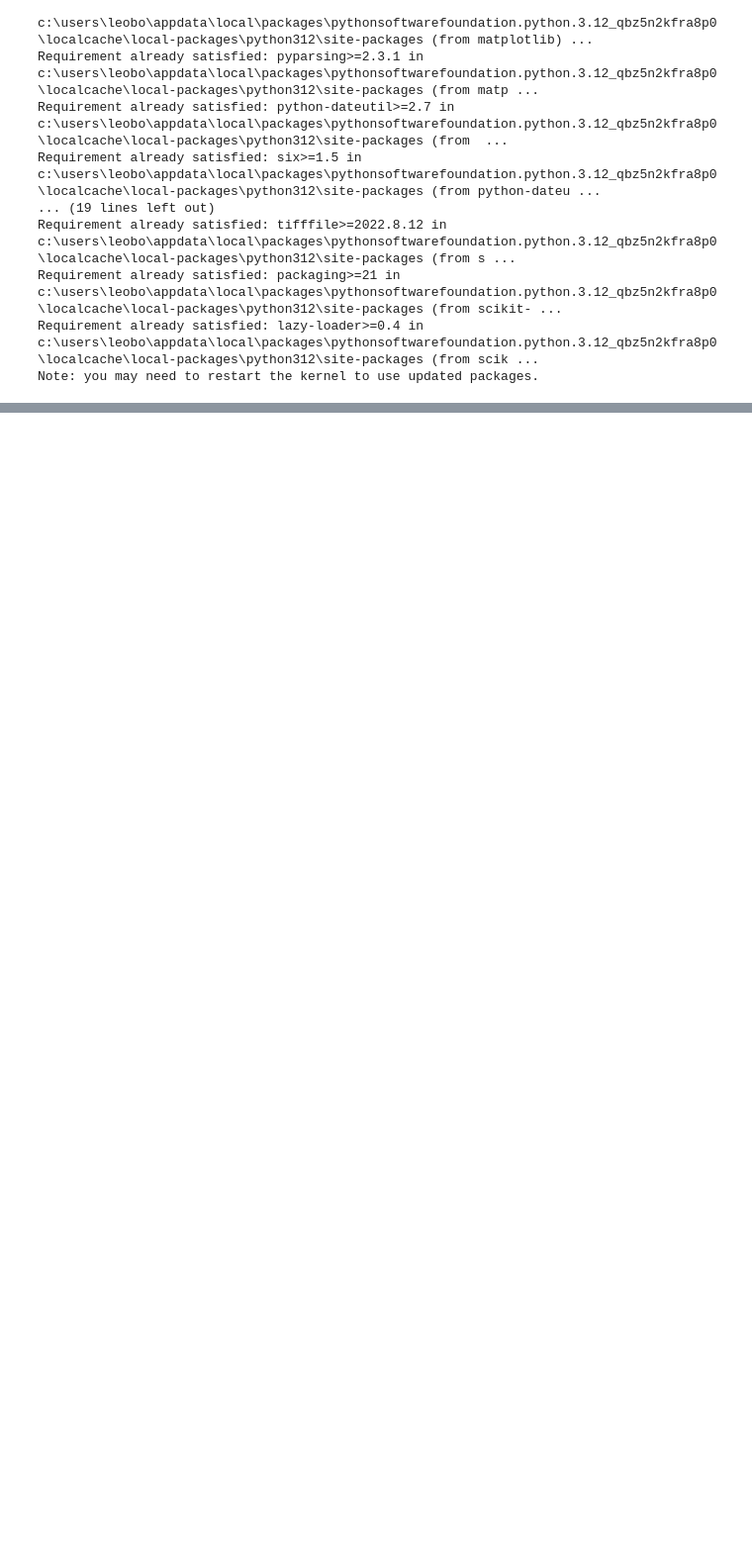
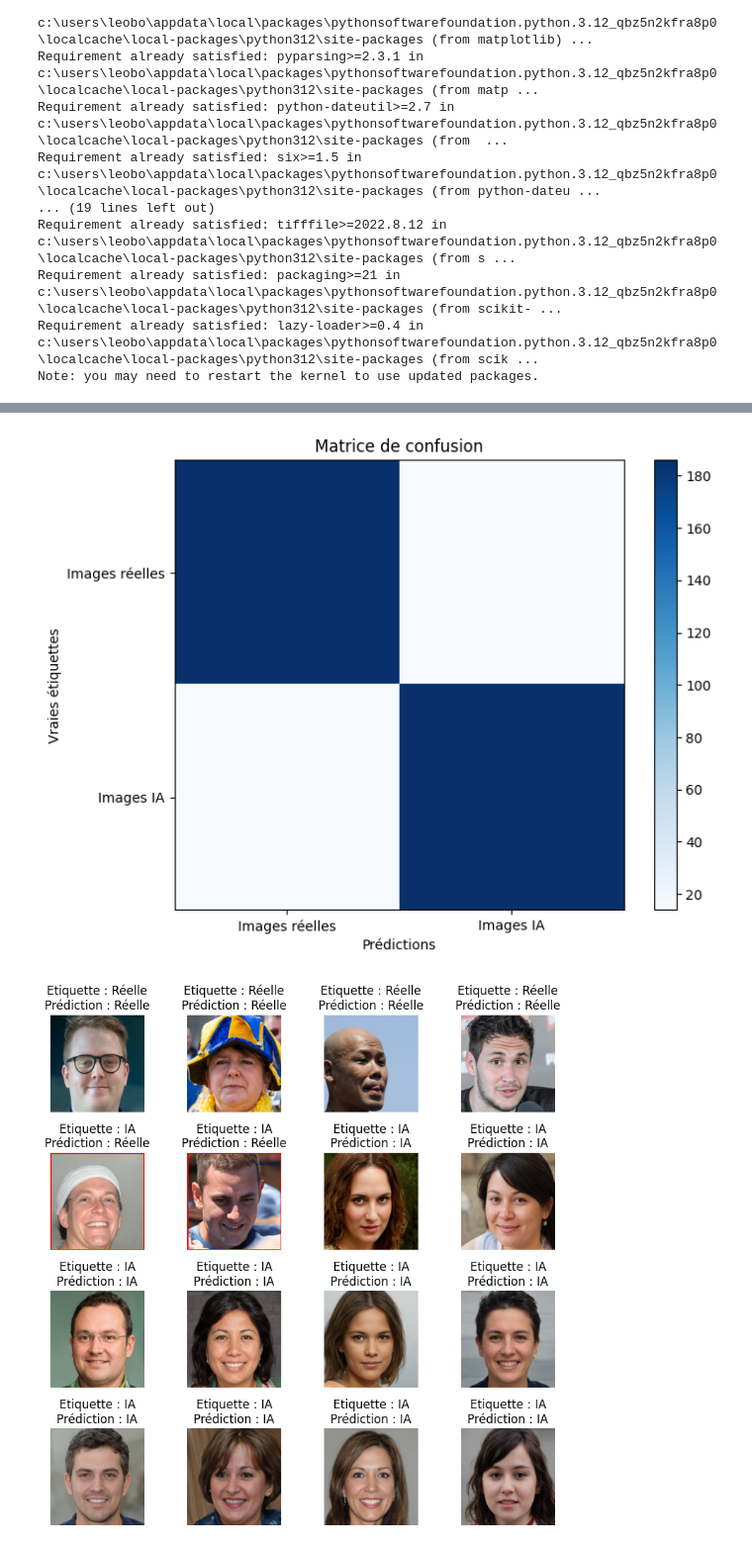
Before and after one commit to Aldresus/ADS, a Jupyter notebook: ads.ipynb, the cells around one changed output, grey strips where cells are left out. Shown at 99% size. Saved outputs shown, nothing was run; the diff lists cells and outputs as text; code cells hidden in the pictures; blank space fills up the shorter version.

```diff
--- a/ads.ipynb
+++ b/ads.ipynb
@@ -124,0 +125,51 @@ plt.show()
+# %%
+import matplotlib.pyplot as plt
+import matplotlib.patches as patches
+from sklearn.metrics import confusion_matrix
+# Afficher la matrice de confusion
+cm = confusion_matrix(y_test, y_pred)
+plt.figure(figsize=(8, 6))
+plt.imshow(cm, interpolation='nearest', cmap=plt.cm.Blues)
+plt.title("Matrice de confusion")
+plt.colorbar()
+tick_marks = np.arange(len(set(y)))
+plt.xticks(tick_marks, ["Images réelles", "Images IA"])
+plt.yticks(tick_marks, ["Images réelles", "Images IA"])
+plt.xlabel("Prédictions")
+plt.ylabel("Vraies étiquettes")
+plt.show()
+
+# Afficher quelques exemples d'images réelles et d'images IA avec leurs prédictions
+fig, axes = plt.subplots(4, 4, figsize=(8, 8))
+real_indices = np.where(y_test == 0)[0]
+ai_indices = np.where(y_test == 1)[0]
+
+for i, ax in enumerate(axes.flat):
+    if i < 4:
+        index = real_indices[i]
+        label = "Réelle"
+    else:
+        index = ai_indices[i - 4]
+        label = "IA"
+
+    image = X_test[index].reshape(256, 248, -1)
+    prediction = "Réelle" if y_pred[index] == 0 else "IA"
+
+    ax.imshow(image)
+    ax.set_title(f"Etiquette : {label}\nPrédiction : {prediction}")
+    ax.axis("off")
+
+    # Changer la couleur du fond des images mal classifiées
+    if (label == "Réelle" and y_pred[index] == 1) or (label == "IA" and y_pred[index] == 0):
+        # Create a rectangle and add it to the axes
+        rect = patches.Rectangle((0, 0), image.shape[1], image.shape[0], linewidth=2, edgecolor='r', facecolor='none')
+
+        ax.add_patch(rect)
+
+    ax.axis("off")
+
+plt.tight_layout()
+plt.show()
+# %% [output]
+[figure, added]
+[figure, added]
```
Also changed, not shown: parts of 6 cells of this notebook, 1 other file.
